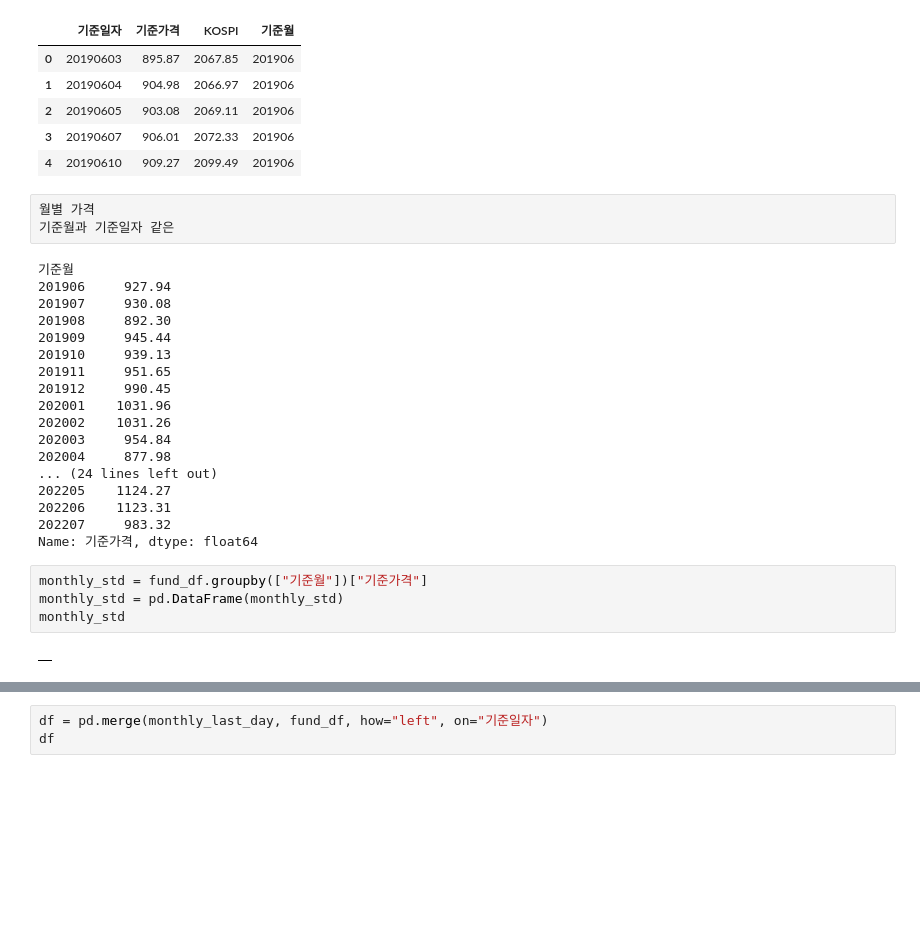
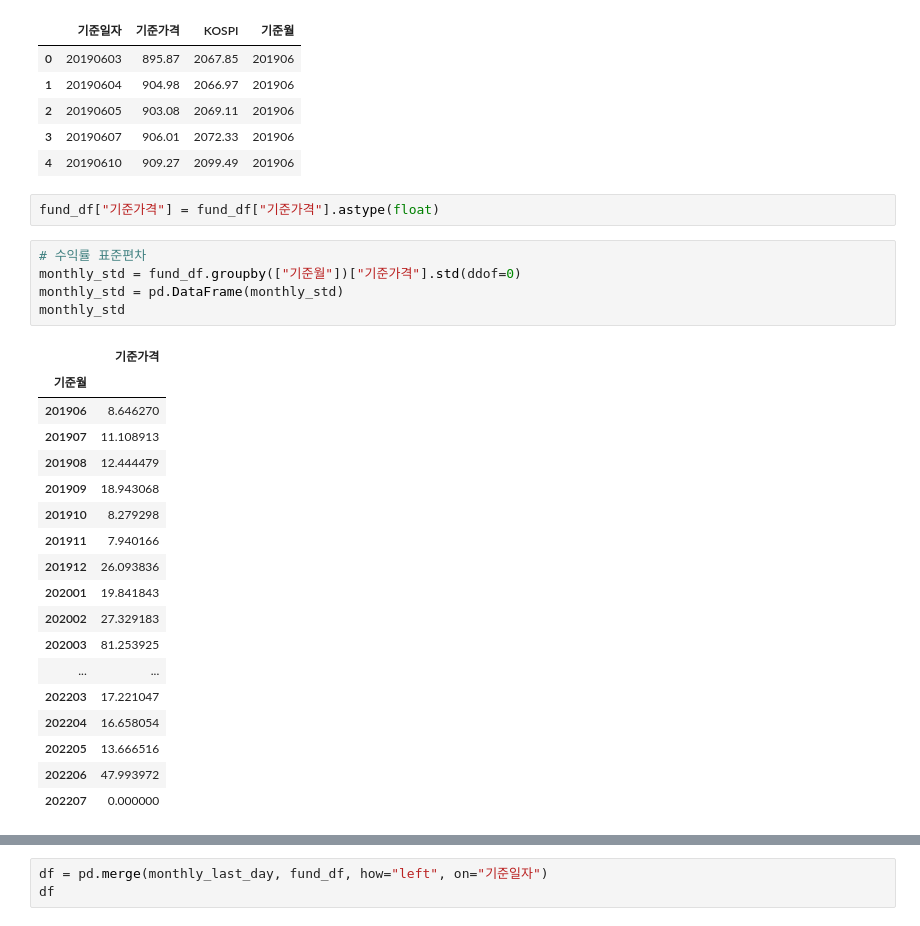
Before and after one commit to jkim0313/Hackathon_Whale, a Jupyter notebook: fund_preprocessing.ipynb, the cells around one changed output, grey strips where cells are left out. Saved outputs shown, nothing was run; the diff lists cells and outputs as text; blank space fills up the shorter version.

```diff
--- a/fund_preprocessing.ipynb
+++ b/fund_preprocessing.ipynb
@@ -194,31 +83,30 @@ fund_df.head()
 | 2 | 20190605 | 903.08 | 2069.11 | 201906 |
 | 3 | 20190607 | 906.01 | 2072.33 | 201906 |
 | 4 | 20190610 | 909.27 | 2099.49 | 201906 |
-# %%
-월별 가격
-기준월과 기준일자 같은
-# %% [output]
-기준월
-201906     927.94
-201907     930.08
-201908     892.30
-201909     945.44
-201910     939.13
-201911     951.65
-201912     990.45
-202001    1031.96
-202002    1031.26
-202003     954.84
-202004     877.98
-... (24 lines left out)
-202205    1124.27
-202206    1123.31
-202207     983.32
-Name: 기준가격, dtype: float64
+# %%
+fund_df["기준가격"] = fund_df["기준가격"].astype(float)
 # %%
-monthly_std = fund_df.groupby(["기준월"])["기준가격"]
+# 수익률 표준편차
+monthly_std = fund_df.groupby(["기준월"])["기준가격"].std(ddof=0)
 monthly_std = pd.DataFrame(monthly_std)
 monthly_std
 # %% [output]
-|  |
+|  | 기준가격 |
+| 기준월 |  |
+| 201906 | 8.646270 |
+| 201907 | 11.108913 |
+| 201908 | 12.444479 |
+| 201909 | 18.943068 |
+| 201910 | 8.279298 |
+| 201911 | 7.940166 |
+| 201912 | 26.093836 |
+| 202001 | 19.841843 |
+| 202002 | 27.329183 |
+| 202003 | 81.253925 |
+| ... | ... |
+| 202203 | 17.221047 |
+| 202204 | 16.658054 |
+| 202205 | 13.666516 |
+| 202206 | 47.993972 |
+| 202207 | 0.000000 |
 # %%
```
Also changed, not shown: parts of 29 cells of this notebook.
